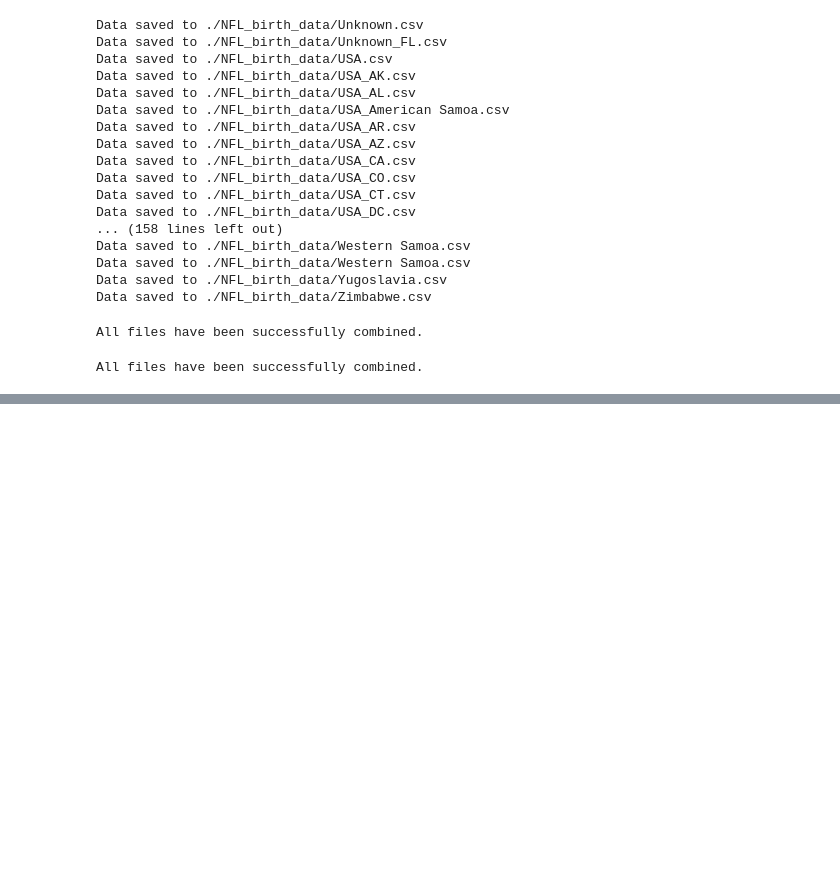
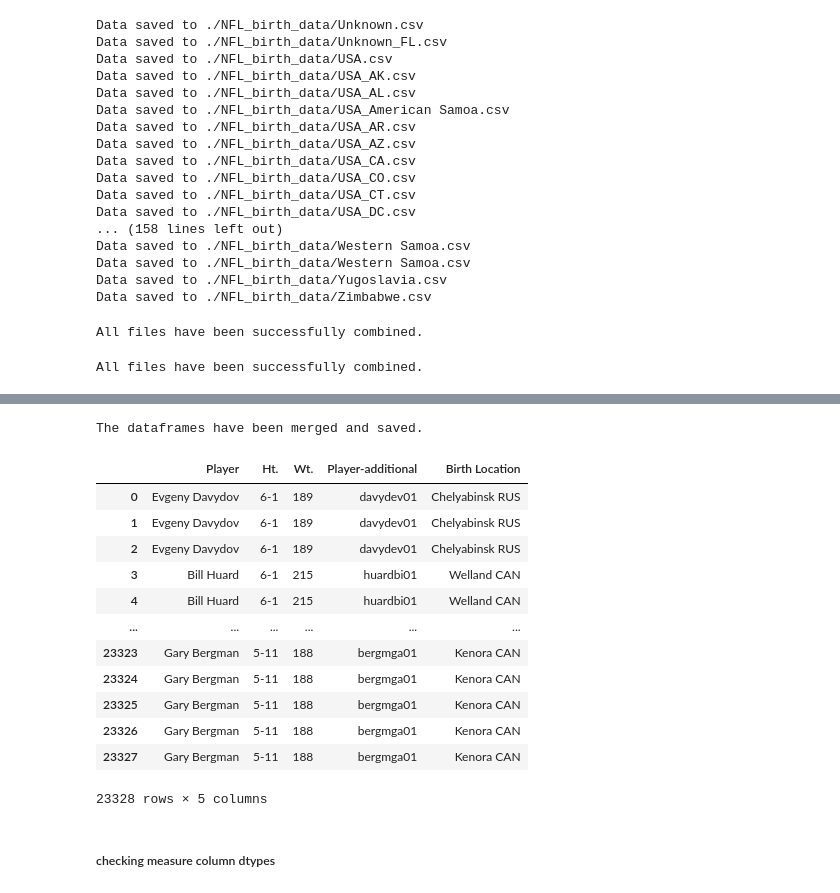
Before and after one commit to TB-DevAcc/non-american-in-us-sports-ranking, a Jupyter notebook: data_analysis/stathead_scrape.ipynb, the cells around one changed output, grey strips where cells are left out. Saved outputs shown, nothing was run; the diff lists cells and outputs as text; code cells hidden in the pictures; blank space fills up the shorter version.

```diff
--- a/data_analysis/stathead_scrape.ipynb
+++ b/data_analysis/stathead_scrape.ipynb
@@ -470,0 +582,60 @@ All files have been successfully combined.
+# %%
+df_nhl_measures = pd.read_csv('./NHL_measure.csv')[['Player', 'Ht', 'Wt', 'Birth City', 'S/P', 'Ctry']]
+df_nhl = pd.read_csv('./NHL_foreign.csv')[['Player', 'Player-additional']]
+# %%
+from unidecode import unidecode
+
+# Define a function to normalize names
+def normalize_names(name):
+    return unidecode(name).strip()
+
+# Apply the normalization function to the 'Player' columns
+df_nhl_measures['Player'] = df_nhl_measures['Player'].apply(normalize_names)
+df_nhl['Player'] = df_nhl['Player'].apply(normalize_names)
+
+# Merge the dataframes on the 'Player' column
+merged_df = pd.merge(df_nhl_measures, df_nhl, on='Player', how='inner')
+
+# Rename columns
+merged_df.rename(columns={'Ht': 'Ht.', 'Wt': 'Wt.'}, inplace=True)
+
+# Create a new column for 'Birth Location'
+merged_df['Birth Location'] = merged_df['Birth City'] + ' ' + merged_df['Ctry']
+merged_df.drop(columns=['Birth City', 'S/P', 'Ctry'], inplace=True)
+
+
+# # Save the merged dataframe to CSV
+merged_df.to_csv('NHL_measure.csv', index=False)
+
+print("The dataframes have been merged and saved.")
+# %% [output]
+The dataframes have been merged and saved.
+# %%
+# Convert height from string to numeric, errors='coerce' will set '--' to NaN, then drop these
+merged_df['Ht.'] = pd.to_numeric(merged_df['Ht.'], errors='coerce')
+merged_df.dropna(subset=['Ht.'], inplace=True)
+
+# Function to convert inches to feet and inches format 'X-Y' where X is feet and Y is inches
+def inches_to_feet(inches):
+    feet = inches // 12
+    remaining_inches = inches % 12
+    return f'{feet}-{remaining_inches}'
+
+# Apply the conversion function to the height column
+merged_df['Ht.'] = merged_df['Ht.'].apply(inches_to_feet)
+# %%
+merged_df
+# %% [output]
+|  | Player | Ht. | Wt. | Player-additional | Birth Location |
+| 0 | Evgeny Davydov | 6-1 | 189 | davydev01 | Chelyabinsk RUS |
+| 1 | Evgeny Davydov | 6-1 | 189 | davydev01 | Chelyabinsk RUS |
+| 2 | Evgeny Davydov | 6-1 | 189 | davydev01 | Chelyabinsk RUS |
+| 3 | Bill Huard | 6-1 | 215 | huardbi01 | Welland CAN |
+| 4 | Bill Huard | 6-1 | 215 | huardbi01 | Welland CAN |
+| ... | ... | ... | ... | ... | ... |
+| 23323 | Gary Bergman | 5-11 | 188 | bergmga01 | Kenora CAN |
+| 23324 | Gary Bergman | 5-11 | 188 | bergmga01 | Kenora CAN |
+| 23325 | Gary Bergman | 5-11 | 188 | bergmga01 | Kenora CAN |
+| 23326 | Gary Bergman | 5-11 | 188 | bergmga01 | Kenora CAN |
+| 23327 | Gary Bergman | 5-11 | 188 | bergmga01 | Kenora CAN |
+23328 rows × 5 columns
@@ -470,0 +645,2 @@ All files have been successfully combined.
+# %% [markdown]
+##### checking measure column dtypes
```
Also changed, not shown: parts of 21 cells of this notebook, 58 other files.
